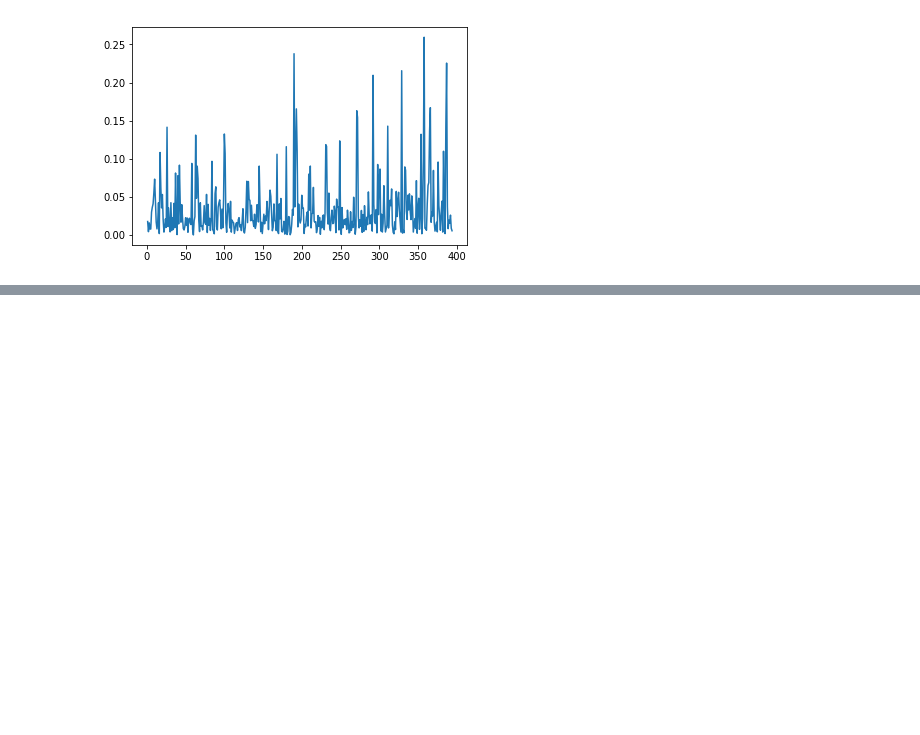
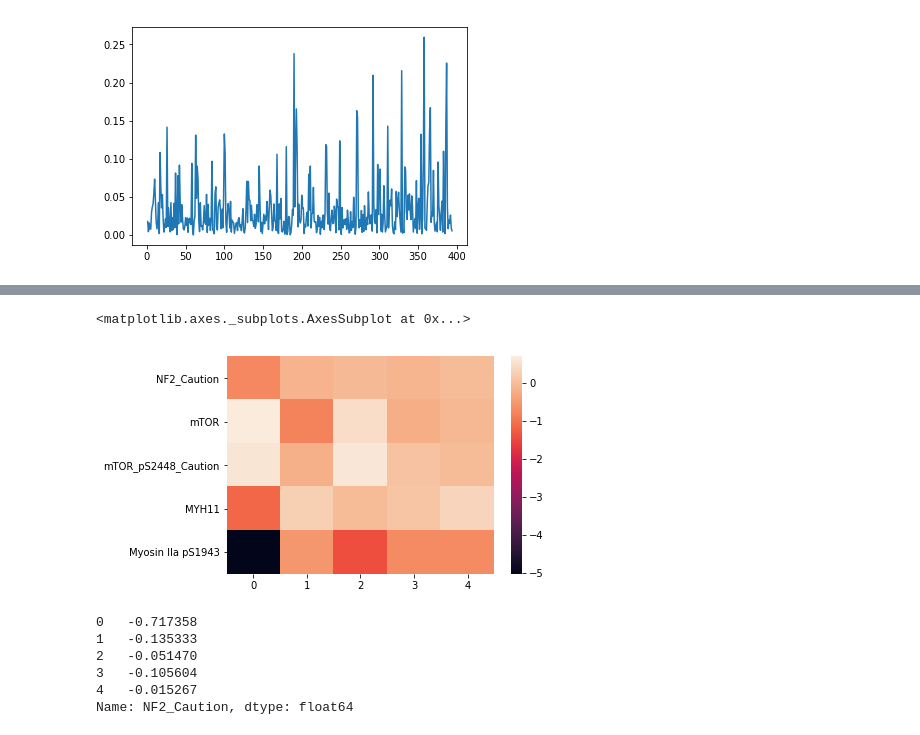
Before and after one commit to lannwal/projectlab, a Jupyter notebook: Exploration.ipynb, the cells around one changed output, grey strips where cells are left out. Saved outputs shown, nothing was run; the diff lists cells and outputs as text; code cells hidden in the pictures; blank space fills up the shorter version.

```diff
--- a/Exploration.ipynb
+++ b/Exploration.ipynb
@@ -272 +304,17 @@ plt.plot(b,a)
+# %%
+import seaborn as sns
+sns.heatmap(subrppa[['NF2_Caution','mTOR', 'mTOR_pS2448_Caution', 'MYH11',
+       'Myosin IIa pS1943']].T)
+# %% [output]
+<matplotlib.axes._subplots.AxesSubplot at 0x...>
+[figure, added]
+# %%
+subrppa['NF2_Caution'][:]
+# %% [output]
+0   -0.717358
+1   -0.135333
+2   -0.051470
+3   -0.105604
+4   -0.015267
+Name: NF2_Caution, dtype: float64
 # %%
```
Also changed, not shown: parts of 7 cells of this notebook.
